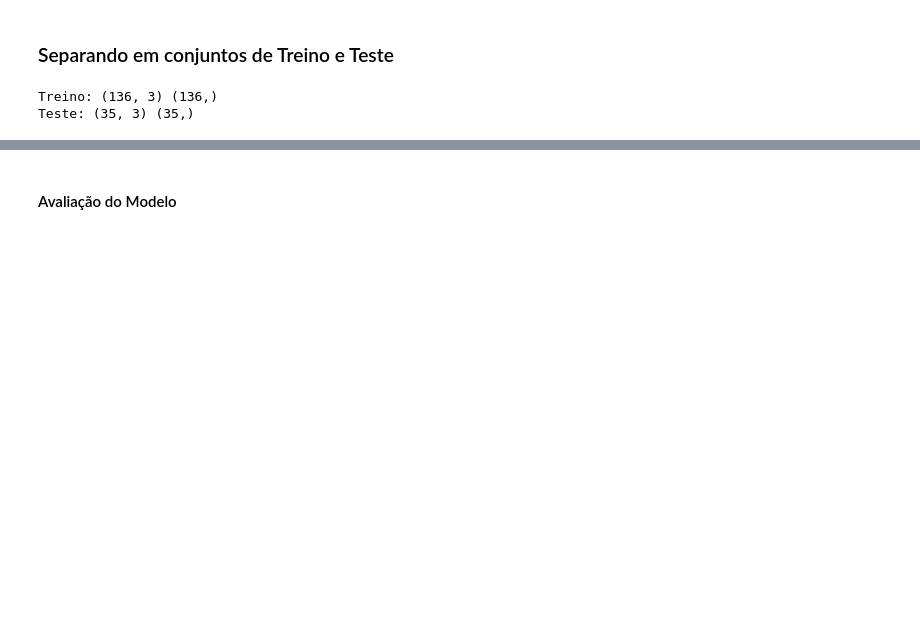
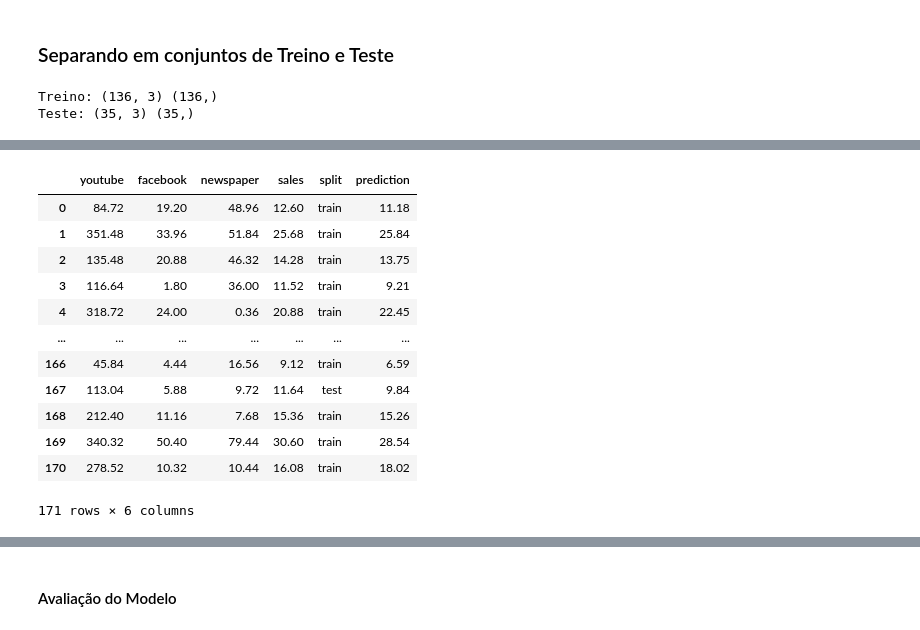
Before and after one commit to italo013/Machine_Learning_Projects_-_Linear_Regression, a Jupyter notebook: Desafio - Regressão para Marketing/Model.ipynb, the cells around one changed output, grey strips where cells are left out. Cells and saved outputs as stored; diff of their text form; code cells hidden in the pictures; blank space fills up the shorter version.

Commit message:
Step 1, 2, 3 done
Finishing step 4, evaluation model.

```diff
--- a/Desafio - Regressão para Marketing/Model.ipynb
+++ b/Desafio - Regressão para Marketing/Model.ipynb
@@ -543,13 +625,22 @@ Para esta etapa, deve-se **construir um modelo** simples de **regressão** que p
 # %% [markdown]
 ### Separando em conjuntos de Treino e Teste
 # %%
+# Crie um novo dataframe df_model
+df_model = df[['youtube', 'facebook', 'newspaper', 'sales']].copy()
+
+# Antes da divisão, criei uma nova coluna chamada 'split'
+df_model['split'] = 'train'
+
 # Dividindo o conjunto de dados
-X = df[['youtube', 'facebook', 'newspaper']]
-y = df['sales']
+X = df_model[['youtube', 'facebook', 'newspaper']]
+y = df_model['sales']
 
 # Dividindo os dados em conjuntos de treino e teste
 X_train, X_test, y_train, y_test = train_test_split(X, y, test_size=0.20, random_state=42)
 
+# Indique que os dados em X_test estão na partição de teste
+df_model.loc[X_test.index, 'split'] = 'test'
+
 # Verificando os tamanhos dos conjuntos de treino e teste
 print("Treino:", X_train.shape, y_train.shape)
 print("Teste:", X_test.shape, y_test.shape)
@@ -567,0 +693,20 @@ y_pred = model.predict(X_test)
+# %%
+# Adicionando as previsões ao dataframe
+df_model.loc[X_train.index, 'prediction'] = y_train_pred
+df_model.loc[X_test.index, 'prediction'] = y_test_pred
+
+df_model
+# %% [output]
+|  | youtube | facebook | newspaper | sales | split | prediction |
+| 0 | 84.72 | 19.20 | 48.96 | 12.60 | train | 11.18 |
+| 1 | 351.48 | 33.96 | 51.84 | 25.68 | train | 25.84 |
+| 2 | 135.48 | 20.88 | 46.32 | 14.28 | train | 13.75 |
+| 3 | 116.64 | 1.80 | 36.00 | 11.52 | train | 9.21 |
+| 4 | 318.72 | 24.00 | 0.36 | 20.88 | train | 22.45 |
+| ... | ... | ... | ... | ... | ... | ... |
+| 166 | 45.84 | 4.44 | 16.56 | 9.12 | train | 6.59 |
+| 167 | 113.04 | 5.88 | 9.72 | 11.64 | test | 9.84 |
+| 168 | 212.40 | 11.16 | 7.68 | 15.36 | train | 15.26 |
+| 169 | 340.32 | 50.40 | 79.44 | 30.60 | train | 28.54 |
+| 170 | 278.52 | 10.32 | 10.44 | 16.08 | train | 18.02 |
+171 rows × 6 columns
```
Also changed, not shown: parts of 31 cells of this notebook, 2 other files.
